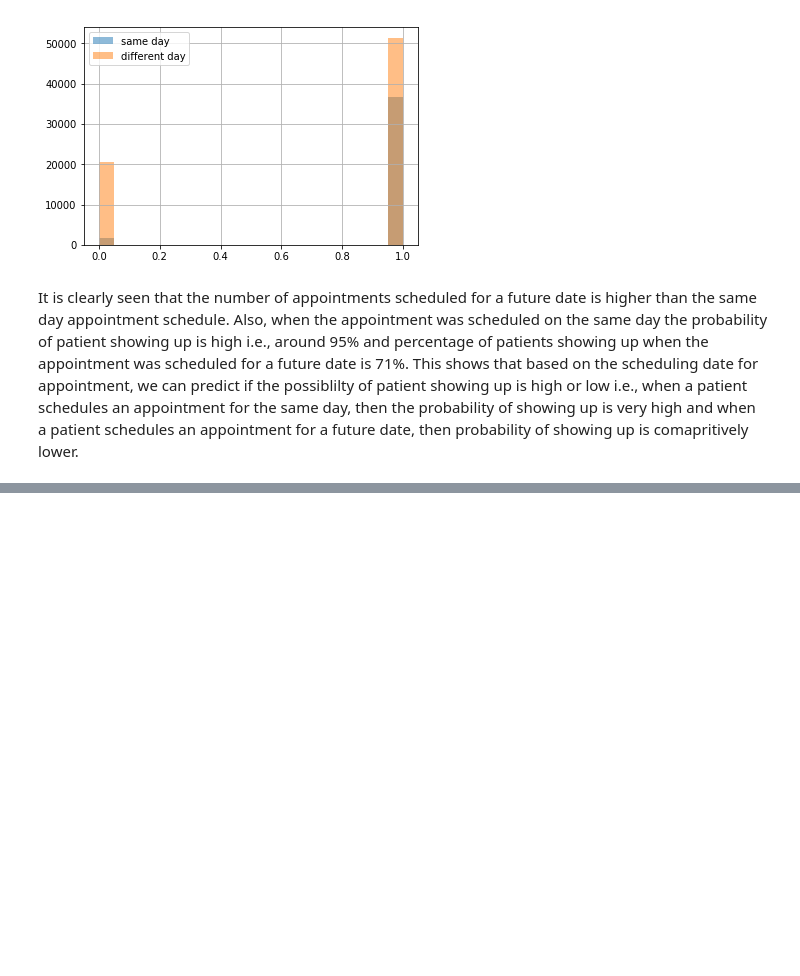
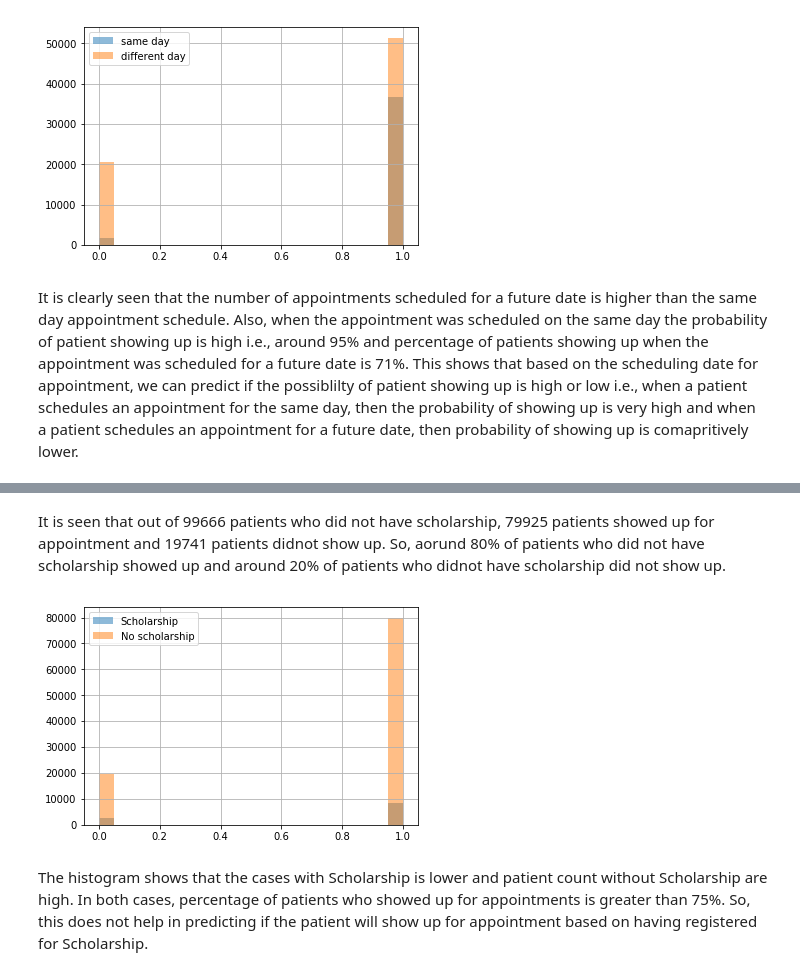
Before and after one commit to Kirthi-Raman/Appointment_NoShow, a Jupyter notebook: NoShow_Appointment.ipynb, the cells around one changed output, grey strips where cells are left out. Cells and saved outputs as stored; diff of their text form; code cells hidden in the pictures; blank space fills up the shorter version.

```diff
--- a/NoShow_Appointment.ipynb
+++ b/NoShow_Appointment.ipynb
@@ -344,0 +400,11 @@ It is clearly seen that the number of appointments scheduled for a future date i
+# %% [markdown]
+It is seen that out of 99666 patients who did not have scholarship, 79925 patients showed up for appointment and 19741 patients didnot show up. So, aorund 80% of patients who did not have scholarship showed up and around 20% of patients who didnot have scholarship did not show up.
+# %%
+#plot the Scholarship distribution and Patient's showing up status
+df_scholarship['No-show'].hist(alpha = 0.5,bins = 20, label = 'Scholarship')
+df_noscholarship['No-show'].hist(alpha = 0.5,bins = 20, label = 'No scholarship')
+plt.legend();
+# %% [output]
+[figure, added]
+# %% [markdown]
+The histogram shows that the cases with Scholarship is lower and patient count without Scholarship are high. In both cases, percentage of patients who showed up for appointments is greater than 75%. So, this does not help in predicting if the patient will show up for appointment based on having registered for Scholarship.
```
Also changed, not shown: parts of 11 cells of this notebook.
